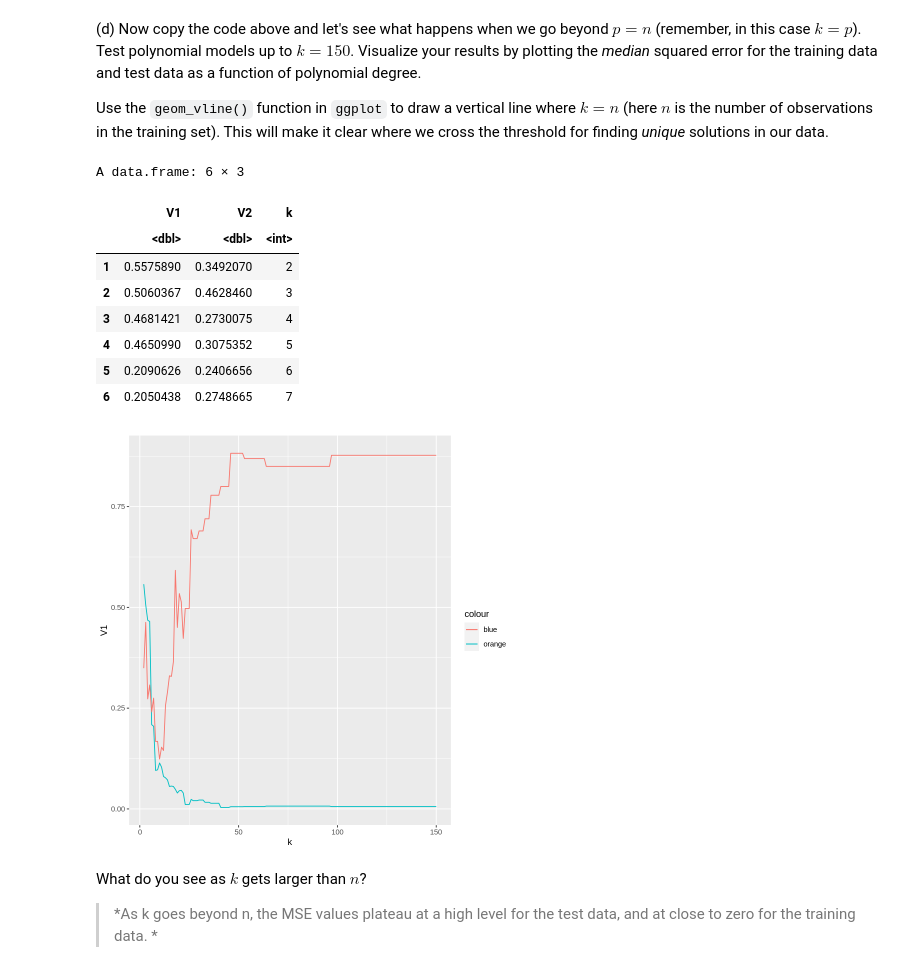
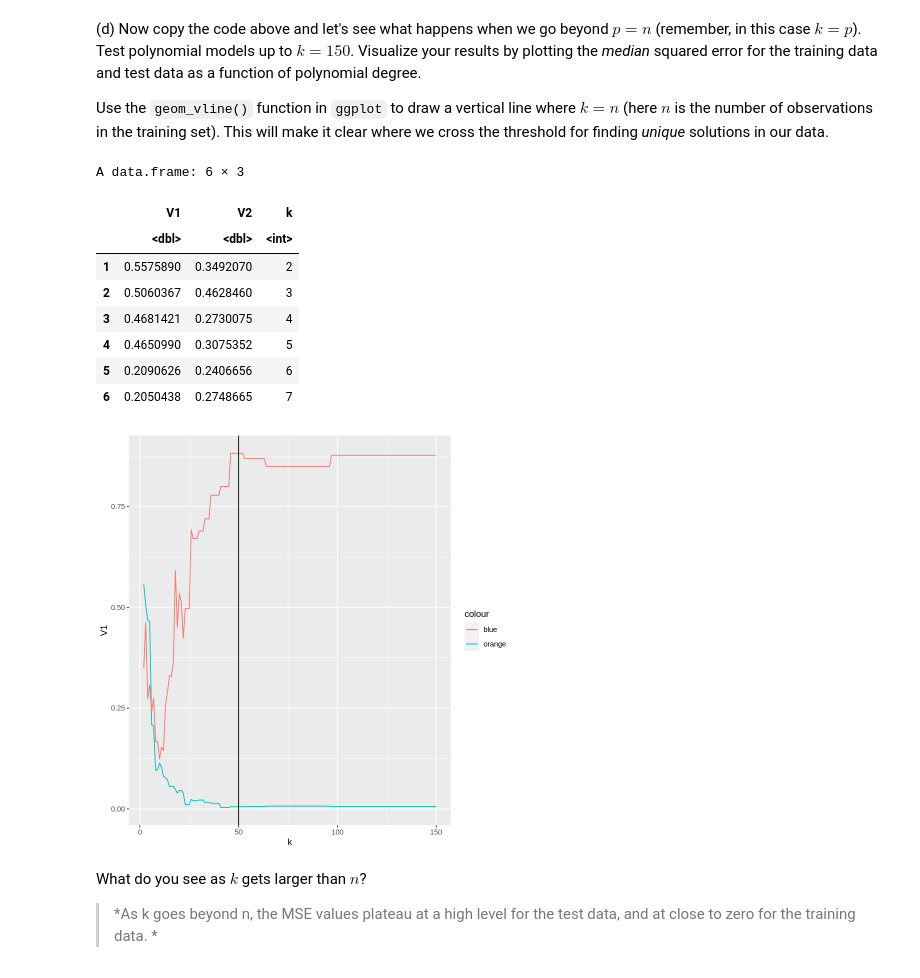
Before and after one commit to erobrien6/OBrien_DSPN_S23, a Jupyter notebook: Exercise_17.ipynb, the cells around one changed output. Drawn from its saved outputs; the diff is of its cells as text; code cells hidden in the pictures.

```diff
--- a/Exercise_17.ipynb
+++ b/Exercise_17.ipynb
@@ -255,35 +258,36 @@ test_rss2 = matrix(data=NA,nrow=length(degree2),ncol=1)
 mse2 = list()
 
 for (k in degree2) {
     fit.train2 = lm(y ~ poly(x,k, raw=T), data=df_train)
     fit.test2 = predict(fit.train2, newdata=df_test)
     train.resd2 <- fit.train2$residuals
     test.resd2 <- (df_test$y - fit.test2)
     #mse2 <- append(mse2, median((fit.test2-df_train$y)^2))
     train.median2 <- median((train.resd2)^2)
     test.median2 <- median((test.resd2)^2)
     train_rss2[k-1, 1] <-  train.median2
     test_rss2[k-1, 1]  <- test.median2
 }
 
 rss_vecs2 <- cbind(train_rss2, test_rss2)
 df_plot_mse2 <- as.data.frame(rss_vecs2) %>%
   mutate(k = degree2)
 head(df_plot_mse2)
 ggplot(df_plot_mse2, aes(x=k)) +
   geom_line(aes(y = V1, colour='orange')) + # train
-  geom_line(aes(y = V2, colour='blue'))
+  geom_line(aes(y = V2, colour='blue')) +
+  geom_vline(aes(xintercept = nrow(df_train)))
 # %% [output]
 A data.frame: 6 × 3
 |  | V1 | V2 | k |
 |  | <dbl> | <dbl> | <int> |
 | 1 | 0.5575890 | 0.3492070 | 2 |
 | 2 | 0.5060367 | 0.4628460 | 3 |
 | 3 | 0.4681421 | 0.2730075 | 4 |
 | 4 | 0.4650990 | 0.3075352 | 5 |
 | 5 | 0.2090626 | 0.2406656 | 6 |
 | 6 | 0.2050438 | 0.2748665 | 7 |
-[figure, old version]
+[figure, new version]
 # %% [markdown]
 What do you see as $k$ gets larger than $n$?
 
```
Also changed, not shown: parts of 3 cells of this notebook.
